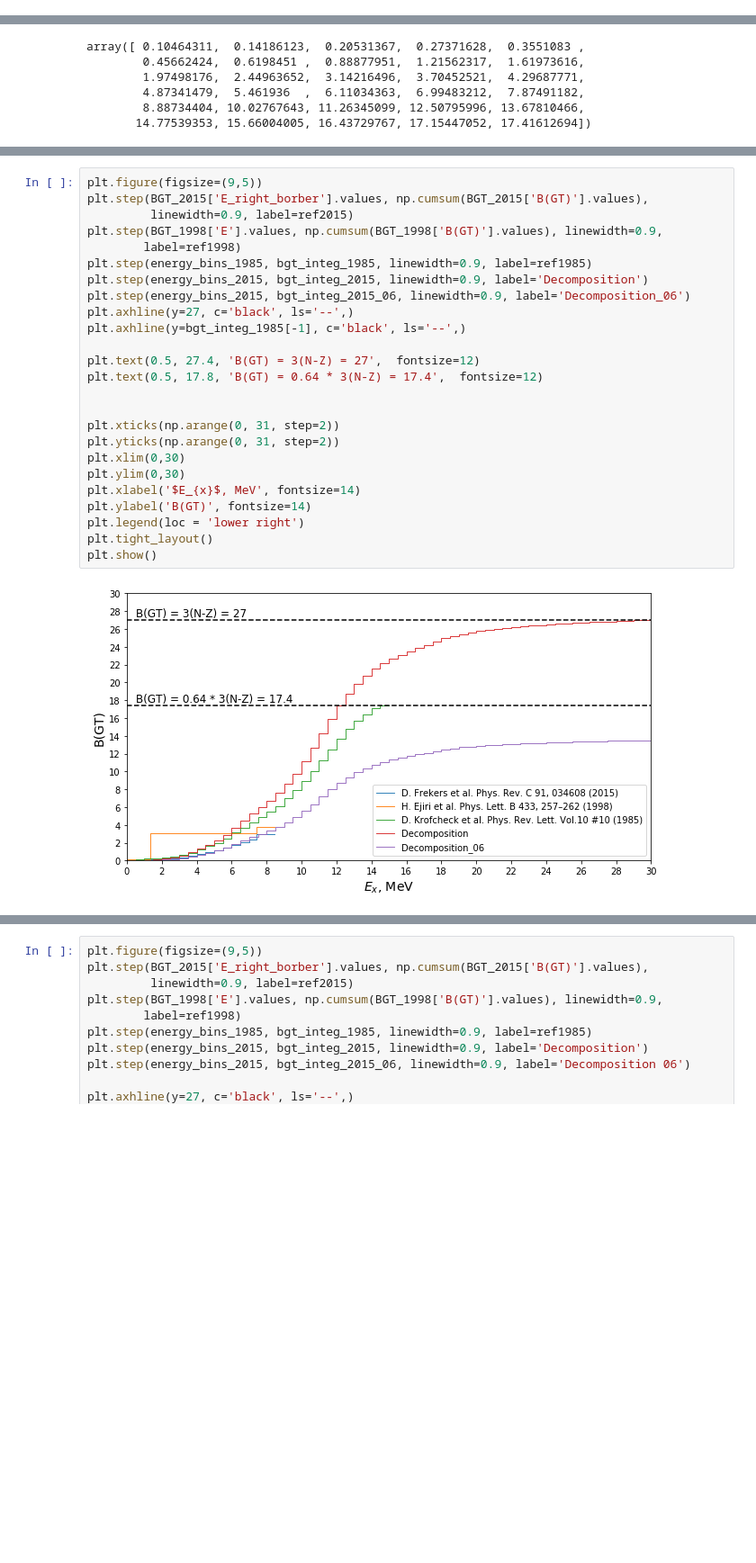
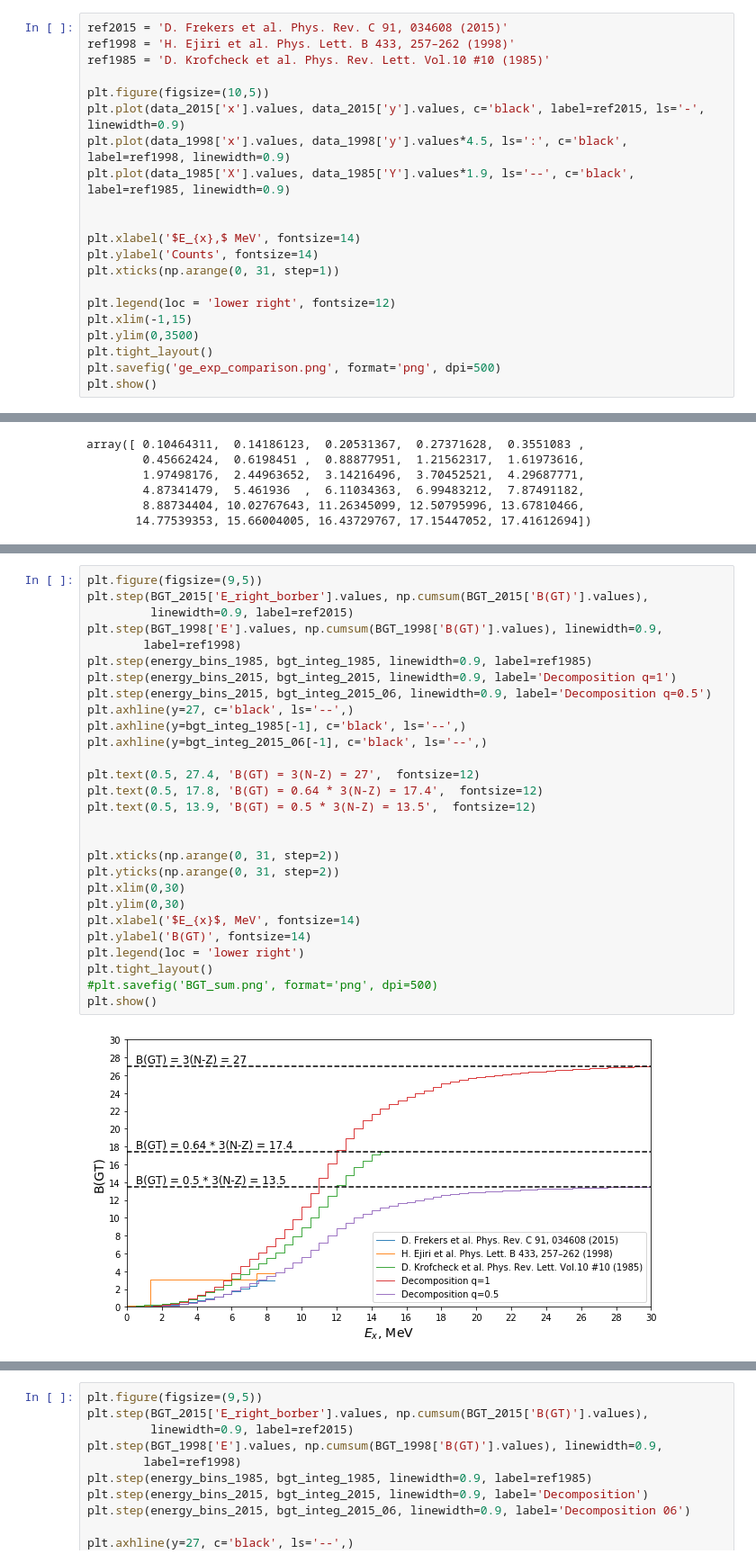
Before and after one commit to Almaz93/neutrino, a Jupyter notebook: double_beta_decay/Almaz's work/calculation/Ga Ge check_plots.ipynb, the cells around one changed output, grey strips where cells are left out. Shown at 90% size. Saved outputs shown, nothing was run; the diff lists cells and outputs as text; blank space fills up the shorter version.

```diff
--- a/double_beta_decay/Almaz's work/calculation/Ga Ge check_plots.ipynb
+++ b/double_beta_decay/Almaz's work/calculation/Ga Ge check_plots.ipynb
@@ -59,0 +60,21 @@ plt.show()
+# %%
+ref2015 = 'D. Frekers et al. Phys. Rev. C 91, 034608 (2015)'
+ref1998 = 'H. Ejiri et al. Phys. Lett. B 433, 257–262 (1998)'
+ref1985 = 'D. Krofcheck et al. Phys. Rev. Lett. Vol.10 #10 (1985)'
+
+plt.figure(figsize=(10,5))
+plt.plot(data_2015['x'].values, data_2015['y'].values, c='black', label=ref2015, ls='-', linewidth=0.9)
+plt.plot(data_1998['x'].values, data_1998['y'].values*4.5, ls=':', c='black', label=ref1998, linewidth=0.9)
+plt.plot(data_1985['X'].values, data_1985['Y'].values*1.9, ls='--', c='black', label=ref1985, linewidth=0.9)
+
+
+plt.xlabel('$E_{x},$ MeV', fontsize=14)
+plt.ylabel('Counts', fontsize=14)
+plt.xticks(np.arange(0, 31, step=1))
+
+plt.legend(loc = 'lower right', fontsize=12)
+plt.xlim(-1,15)
+plt.ylim(0,3500)
+plt.tight_layout()
+plt.savefig('ge_exp_comparison.png', format='png', dpi=500)
+plt.show()
@@ -156,27 +179,30 @@ bgt_integ_2015[-1], bgt_integ_2015_06[-1]
 # %%
 plt.figure(figsize=(9,5))
 plt.step(BGT_2015['E_right_borber'].values, np.cumsum(BGT_2015['B(GT)'].values),
          linewidth=0.9, label=ref2015)
 plt.step(BGT_1998['E'].values, np.cumsum(BGT_1998['B(GT)'].values), linewidth=0.9,
         label=ref1998)
 plt.step(energy_bins_1985, bgt_integ_1985, linewidth=0.9, label=ref1985)
-plt.step(energy_bins_2015, bgt_integ_2015, linewidth=0.9, label='Decomposition')
-plt.step(energy_bins_2015, bgt_integ_2015_06, linewidth=0.9, label='Decomposition_06')
+plt.step(energy_bins_2015, bgt_integ_2015, linewidth=0.9, label='Decomposition q=1')
+plt.step(energy_bins_2015, bgt_integ_2015_06, linewidth=0.9, label='Decomposition q=0.5')
 plt.axhline(y=27, c='black', ls='--',)
 plt.axhline(y=bgt_integ_1985[-1], c='black', ls='--',)
+plt.axhline(y=bgt_integ_2015_06[-1], c='black', ls='--',)
 
 plt.text(0.5, 27.4, 'B(GT) = 3(N-Z) = 27',  fontsize=12)
 plt.text(0.5, 17.8, 'B(GT) = 0.64 * 3(N-Z) = 17.4',  fontsize=12)
+plt.text(0.5, 13.9, 'B(GT) = 0.5 * 3(N-Z) = 13.5',  fontsize=12)
 
 
 plt.xticks(np.arange(0, 31, step=2))
 plt.yticks(np.arange(0, 31, step=2))
 plt.xlim(0,30)
 plt.ylim(0,30)
 plt.xlabel('$E_{x}$, MeV', fontsize=14)
 plt.ylabel('B(GT)', fontsize=14)
 plt.legend(loc = 'lower right')
 plt.tight_layout()
+#plt.savefig('BGT_sum.png', format='png', dpi=500)
 plt.show()
 # %% [output]
-[figure, old version]
+[figure, new version]
```
Also changed, not shown: parts of 4 cells of this notebook, 20 other files.
